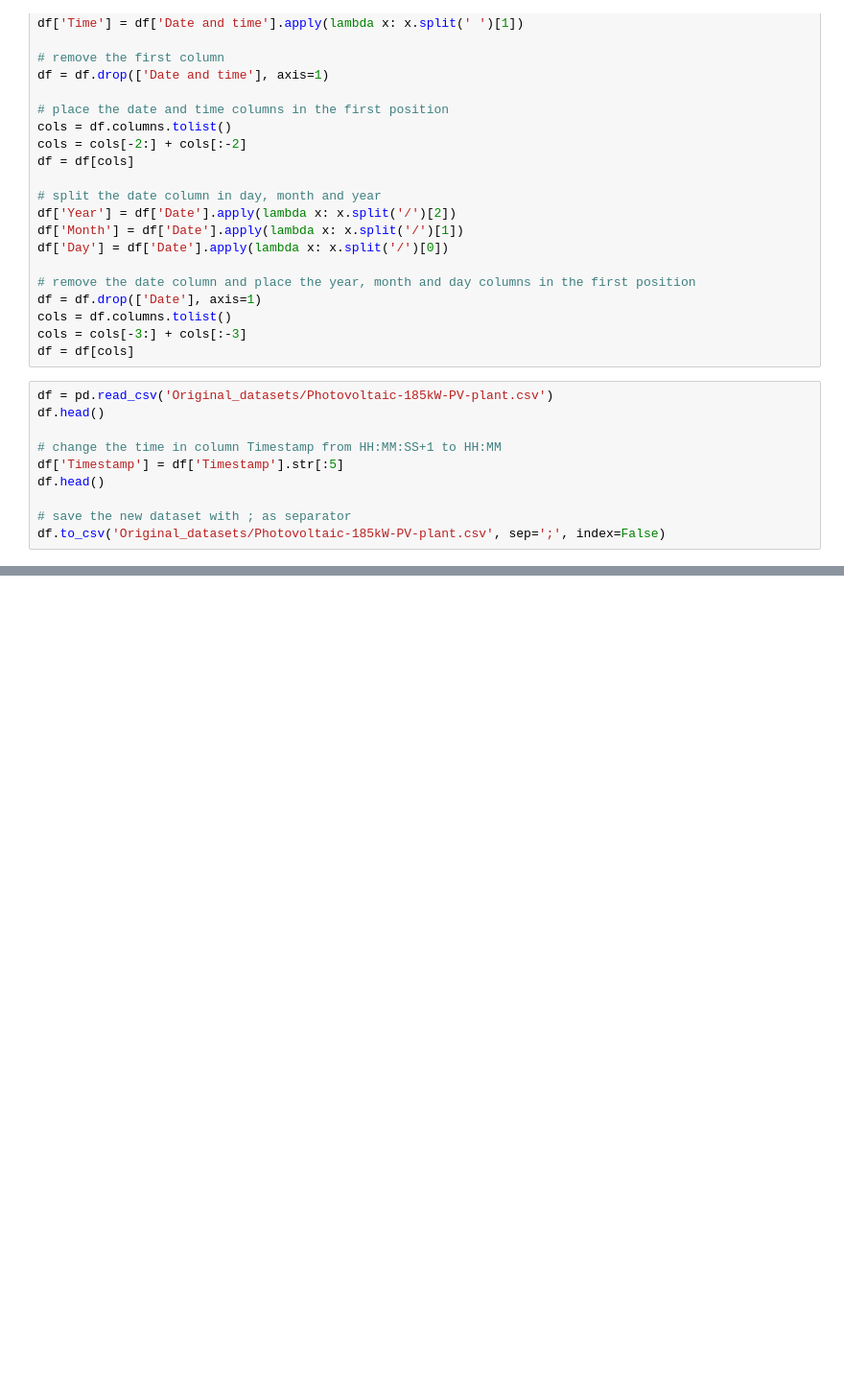
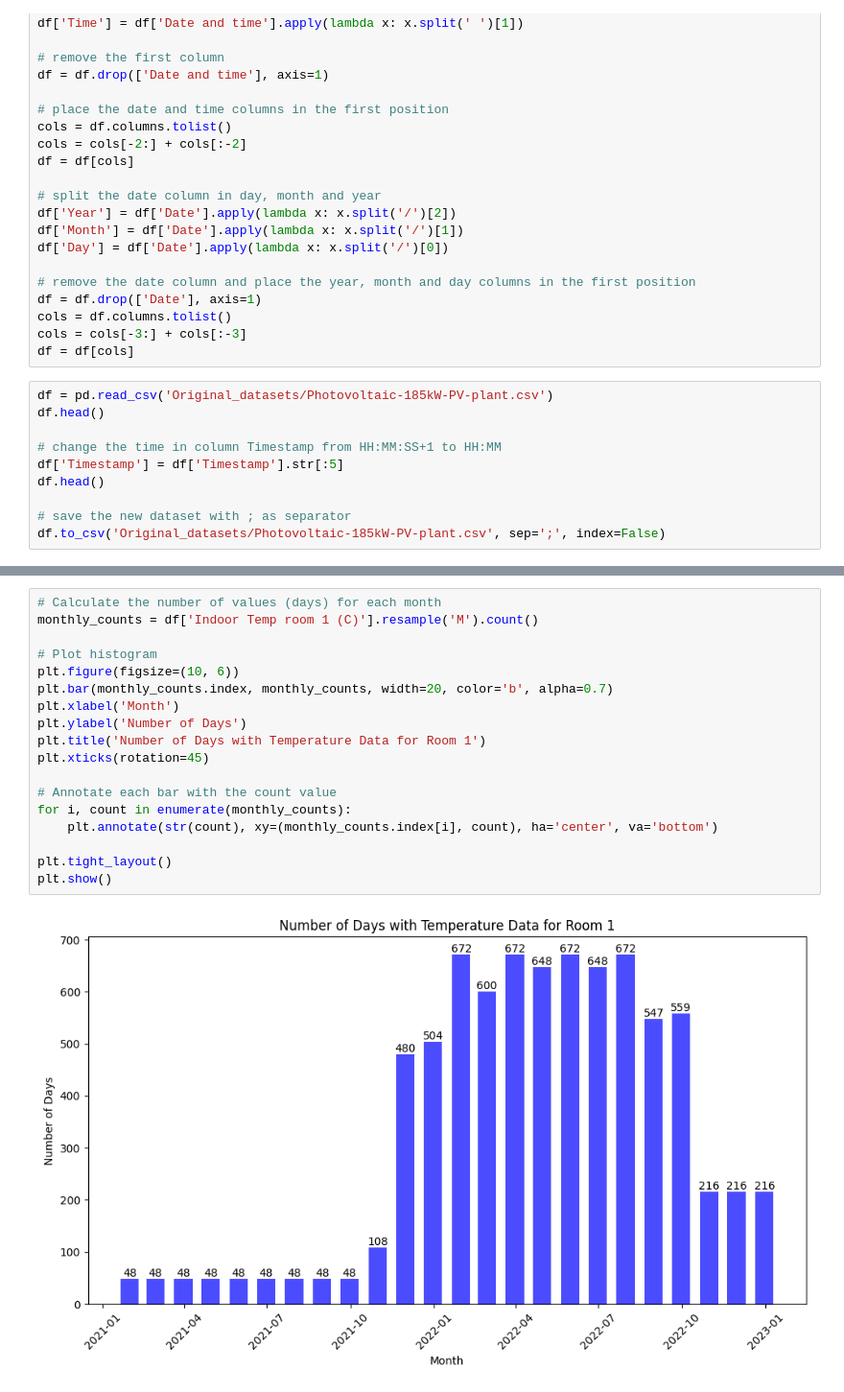
Before and after one commit to PeriniM/Hackathon-NOI, a Jupyter notebook: Data_analysis.ipynb, the cells around one changed output, grey strips where cells are left out. Shown: that part at 96% size. Cells and saved outputs as stored; diff of their text form; blank space fills up the shorter version.

```diff
--- a/Data_analysis.ipynb
+++ b/Data_analysis.ipynb
@@ -58,0 +145,20 @@ df.to_csv('Original_datasets/Photovoltaic-185kW-PV-plant.csv', sep=';', index=Fa
+# %%
+# Calculate the number of values (days) for each month
+monthly_counts = df['Indoor Temp room 1 (C)'].resample('M').count()
+
+# Plot histogram
+plt.figure(figsize=(10, 6))
+plt.bar(monthly_counts.index, monthly_counts, width=20, color='b', alpha=0.7)
+plt.xlabel('Month')
+plt.ylabel('Number of Days')
+plt.title('Number of Days with Temperature Data for Room 1')
+plt.xticks(rotation=45)
+
+# Annotate each bar with the count value
+for i, count in enumerate(monthly_counts):
+    plt.annotate(str(count), xy=(monthly_counts.index[i], count), ha='center', va='bottom')
+
+plt.tight_layout()
+plt.show()
+# %% [output]
+[figure, added]
```
Also changed, not shown: parts of 28 cells of this notebook, 1 other file.
